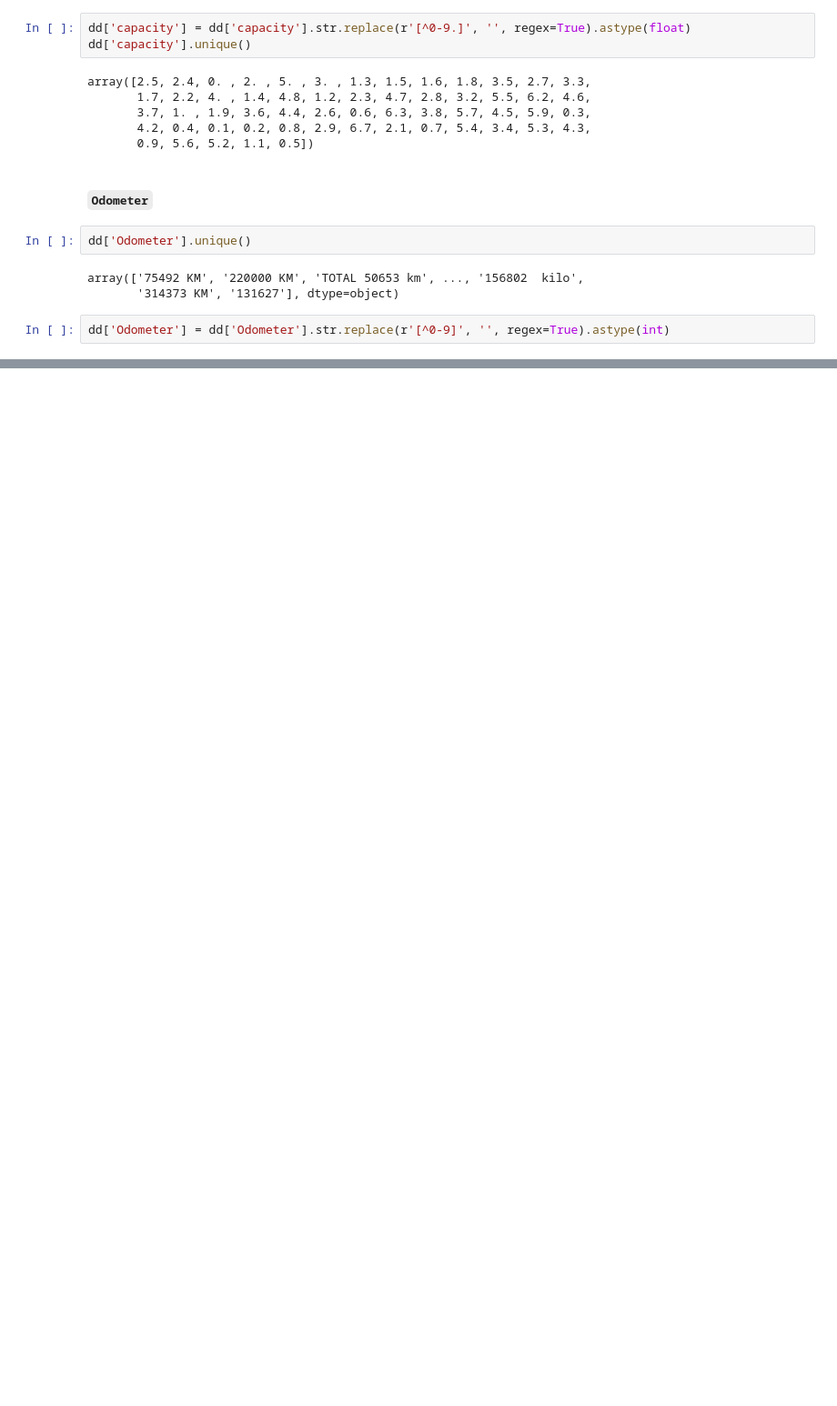
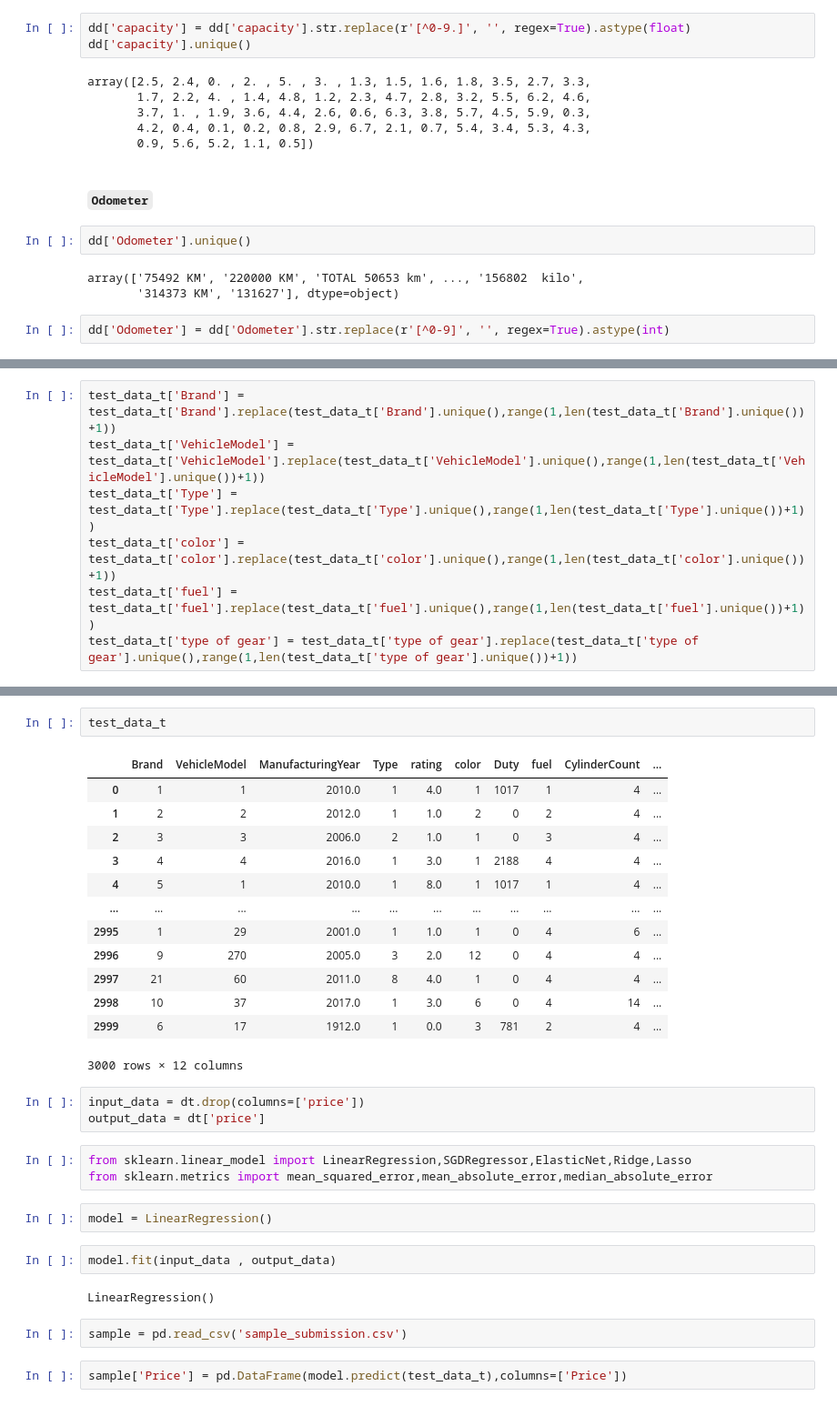
Before and after one commit to ahmednabiled/car_price_prediction, a Jupyter notebook: car_predection.ipynb, the cells around one changed output, grey strips where cells are left out. Shown at 91% size. Saved outputs shown, nothing was run; the diff lists cells and outputs as text; blank space fills up the shorter version.

```diff
--- a/car_predection.ipynb
+++ b/car_predection.ipynb
@@ -583,0 +649,7 @@ dd['Odometer'] = dd['Odometer'].str.replace(r'[^0-9]', '', regex=True).astype(in
+# %%
+test_data_t['Brand'] = test_data_t['Brand'].replace(test_data_t['Brand'].unique(),range(1,len(test_data_t['Brand'].unique())+1))
+test_data_t['VehicleModel'] = test_data_t['VehicleModel'].replace(test_data_t['VehicleModel'].unique(),range(1,len(test_data_t['VehicleModel'].unique())+1))
+test_data_t['Type'] = test_data_t['Type'].replace(test_data_t['Type'].unique(),range(1,len(test_data_t['Type'].unique())+1))
+test_data_t['color'] = test_data_t['color'].replace(test_data_t['color'].unique(),range(1,len(test_data_t['color'].unique())+1))
+test_data_t['fuel'] = test_data_t['fuel'].replace(test_data_t['fuel'].unique(),range(1,len(test_data_t['fuel'].unique())+1))
+test_data_t['type of gear'] = test_data_t['type of gear'].replace(test_data_t['type of gear'].unique(),range(1,len(test_data_t['type of gear'].unique())+1))
@@ -583,0 +672,32 @@ dd['Odometer'] = dd['Odometer'].str.replace(r'[^0-9]', '', regex=True).astype(in
+# %%
+test_data_t
+# %% [output]
+|  | Brand | VehicleModel | ManufacturingYear | Type | rating | color | Duty | fuel | CylinderCount | ... |
+| 0 | 1 | 1 | 2010.0 | 1 | 4.0 | 1 | 1017 | 1 | 4 | ... |
+| 1 | 2 | 2 | 2012.0 | 1 | 1.0 | 2 | 0 | 2 | 4 | ... |
+| 2 | 3 | 3 | 2006.0 | 2 | 1.0 | 1 | 0 | 3 | 4 | ... |
+| 3 | 4 | 4 | 2016.0 | 1 | 3.0 | 1 | 2188 | 4 | 4 | ... |
+| 4 | 5 | 1 | 2010.0 | 1 | 8.0 | 1 | 1017 | 1 | 4 | ... |
+| ... | ... | ... | ... | ... | ... | ... | ... | ... | ... | ... |
+| 2995 | 1 | 29 | 2001.0 | 1 | 1.0 | 1 | 0 | 4 | 6 | ... |
+| 2996 | 9 | 270 | 2005.0 | 3 | 2.0 | 12 | 0 | 4 | 4 | ... |
+| 2997 | 21 | 60 | 2011.0 | 8 | 4.0 | 1 | 0 | 4 | 4 | ... |
+| 2998 | 10 | 37 | 2017.0 | 1 | 3.0 | 6 | 0 | 4 | 14 | ... |
+| 2999 | 6 | 17 | 1912.0 | 1 | 0.0 | 3 | 781 | 2 | 4 | ... |
+3000 rows × 12 columns
+# %%
+input_data = dt.drop(columns=['price'])
+output_data = dt['price']
+# %%
+from sklearn.linear_model import LinearRegression,SGDRegressor,ElasticNet,Ridge,Lasso
+from sklearn.metrics import mean_squared_error,mean_absolute_error,median_absolute_error
+# %%
+model = LinearRegression()
+# %%
+model.fit(input_data , output_data)
+# %% [output]
+LinearRegression()
+# %%
+sample = pd.read_csv('sample_submission.csv')
+# %%
+sample['Price'] = pd.DataFrame(model.predict(test_data_t),columns=['Price'])
```
Also changed, not shown: parts of 11 cells of this notebook, 2 other files.
